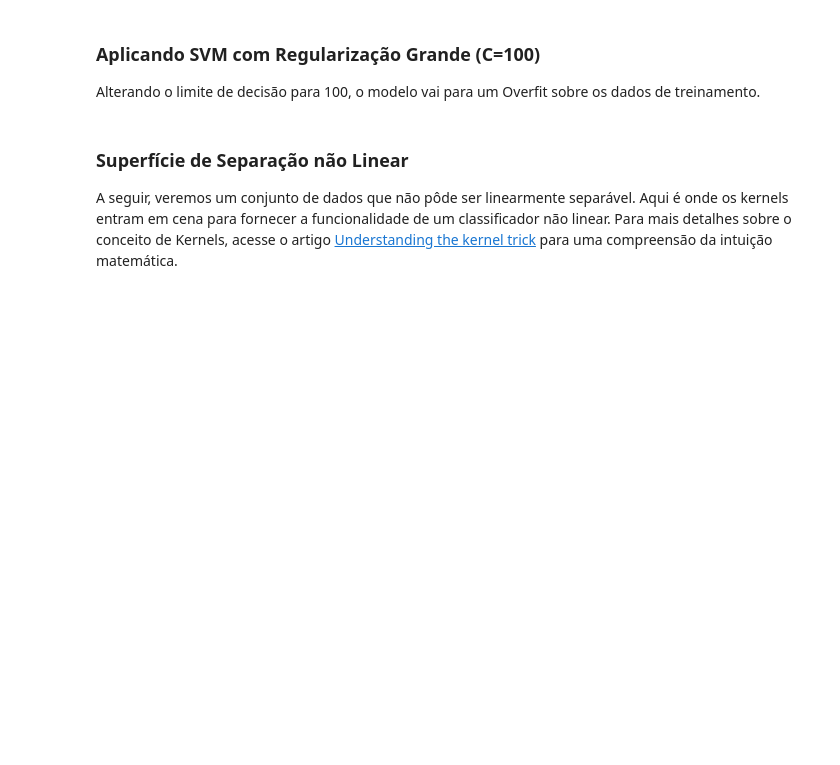
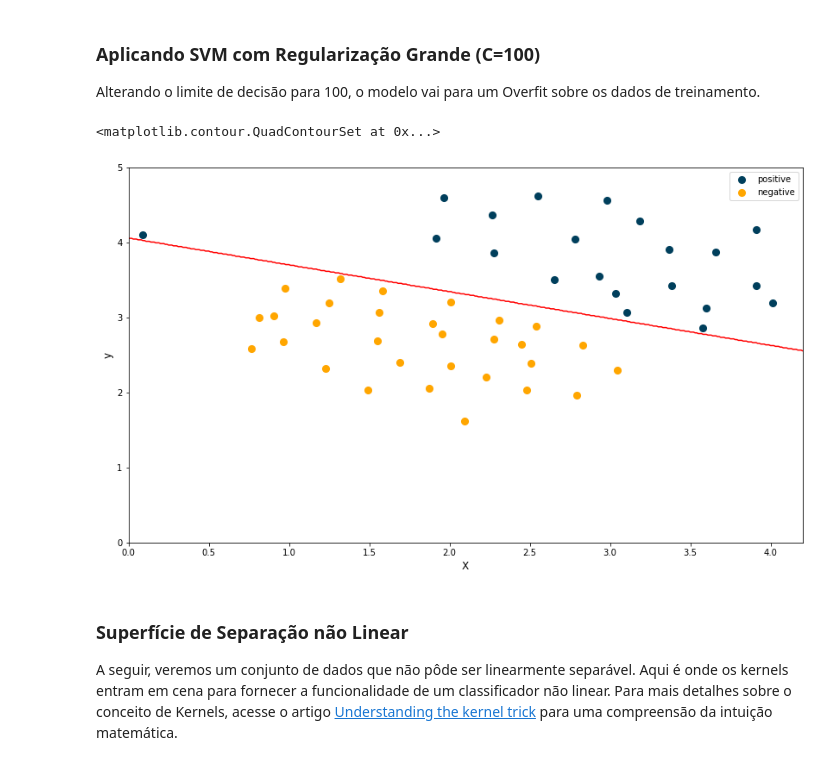
Before and after one commit to brondevitor/Python_Jorney, a Jupyter notebook: Classificação/Classificação I.ipynb, the cells around one changed output. Drawn from its saved outputs; the diff is of its cells as text; code cells hidden in the pictures; blank space fills up the shorter version.

```diff
--- a/Classificação/Classificação I.ipynb
+++ b/Classificação/Classificação I.ipynb
@@ -60,6 +75,23 @@ Implementação do SVM de maneria otimizada conforme documentação oficial __[s
 ### Aplicando SVM com Regularização Grande (C=100)
 
 Alterando o limite de decisão para 100, o modelo vai para um Overfit sobre os dados de treinamento.
+# %%
+#Use C=100
+clf100 = svm.SVC(kernel='linear', C=100.0)
+clf100.fit(X, y.ravel())
+
+#Plot data
+plot_data(X, y, 'X', 'y', 'positive', 'negative', 0, 4.2, 0, 5)
+
+#Plot hyperplane
+
+x_1, x_2 = np.meshgrid(np.arange(0.0, 5.0, 0.01), np.arange(0.0, 5.0, 0.01))
+Z = clf100.predict(np.c_[x_1.ravel(), x_2.ravel()])
+Z = Z.reshape(x_1.shape)
+plt.contour(x_1, x_2, Z, [0.5], colors='r')
+# %% [output]
+<matplotlib.contour.QuadContourSet at 0x...>
+[figure, added]
 # %% [markdown]
 ### Superfície de Separação não Linear
 
```
Also changed, not shown: parts of 2 cells of this notebook.
